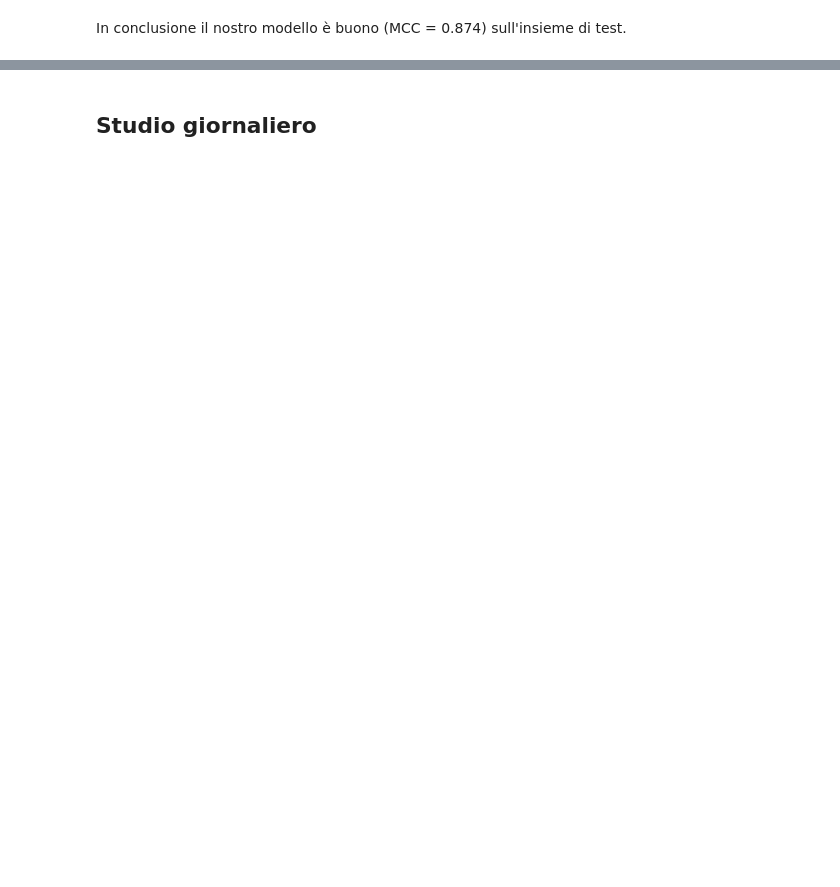
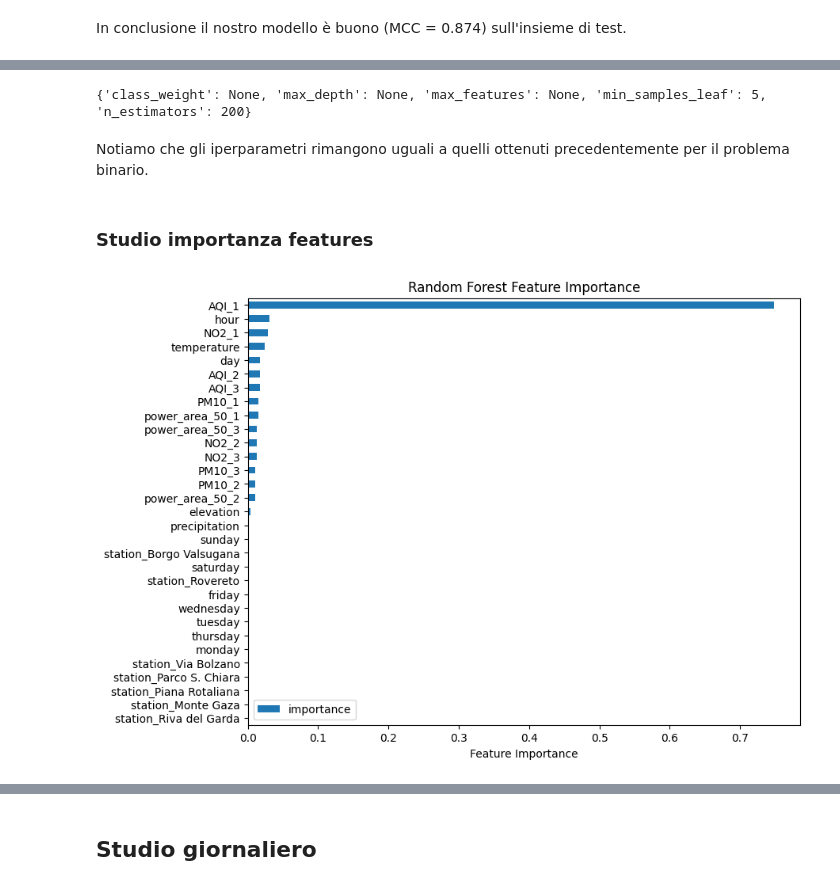
Before and after one commit to CarloDegasperi/DataScience, a Jupyter notebook: notebooks/classification/05_random_forest.ipynb, the cells around one changed output, grey strips where cells are left out. Cells and saved outputs as stored; diff of their text form; code cells hidden in the pictures; blank space fills up the shorter version.

```diff
--- a/notebooks/classification/05_random_forest.ipynb
+++ b/notebooks/classification/05_random_forest.ipynb
@@ -661,0 +327,19 @@ In conclusione, questo modello è piuttosto buono (mcc = 0.75) ma, poiché si co
+# %%
+# creiamo una griglia di iperparametri
+param_grid = {'n_estimators': [100, 200, 500],
+                'max_depth': [5, 10, None],
+                'min_samples_leaf': [1, 2, 5],
+                'max_features': [None, 'sqrt', 'log2'],
+                'class_weight': [None, 'balanced']}
+
+
+# inizializziamo il classificatore
+rfc_4 = GridSearchCV(RandomForestClassifier(random_state=seed),
+                    param_grid,                                                   # iperparametri
+                    scoring=metrics.make_scorer(metrics.matthews_corrcoef),       # usiamo mcc come score perché le classi sono sbilanciate e non abbiamo preferenze tra fpr e fnr
+                    cv=5,                                                         # numero di fold della cross validation
+                    n_jobs=-1,                                                    # sfruttiamo al massimo la CPU
+                    refit=True)                                                   # usiamo i parametri trovati per addestrare il modello su tutto train
+# %%
+# alleniamo e troviamo gli iperparametri migliori
+rfc_4.fit(scaled_X_train,y_train)
@@ -661,0 +354,26 @@ In conclusione, questo modello è piuttosto buono (mcc = 0.75) ma, poiché si co
+# %%
+# diamo un'occhiata agli iperparametri migliori
+print(rfc_4.best_params_)
+# %% [output]
+{'class_weight': None, 'max_depth': None, 'max_features': None, 'min_samples_leaf': 5, 'n_estimators': 200}
+# %% [markdown]
+Notiamo che gli iperparametri rimangono uguali a quelli ottenuti precedentemente per il problema binario.
+# %%
+rfc_4_best = rfc_4.best_estimator_
+# %% [markdown]
+### Studio importanza features
+# %%
+# quali feature sono più importanti?
+classification_features = scaled_X_train.columns.difference(['target'])
+
+df_importance_4 = pd.DataFrame({'importance': rfc_4_best.feature_importances_}, index=classification_features)
+
+df_importance_4 = df_importance_4.sort_values(by='importance', ascending=True)
+
+df_importance_4.plot.barh(figsize=(9,7))
+
+plt.xlabel('Feature Importance')
+plt.title('Random Forest Feature Importance')
+plt.show()
+# %% [output]
+[figure, added]
```
Also changed, not shown: parts of 108 cells of this notebook, 1 other file.
